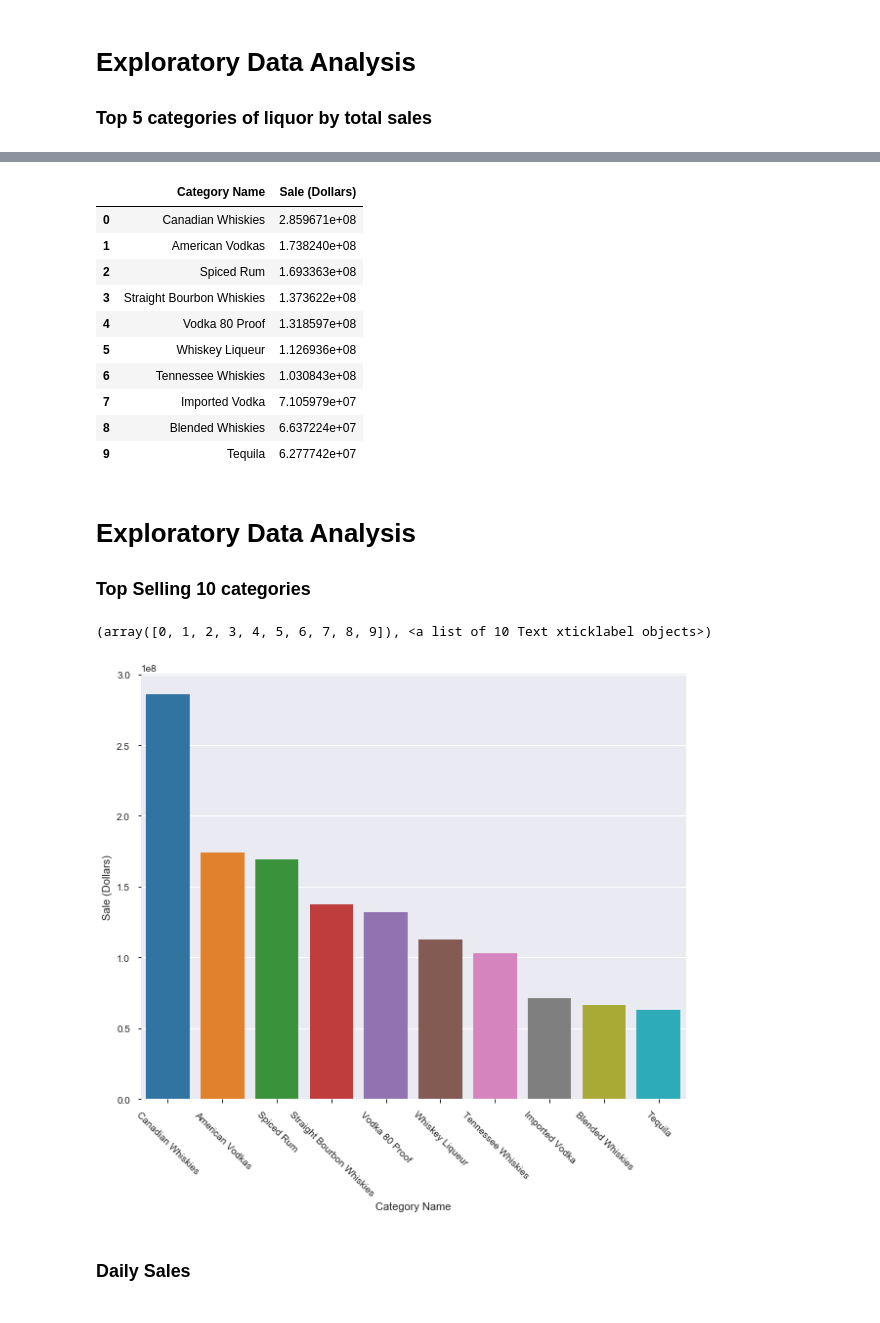
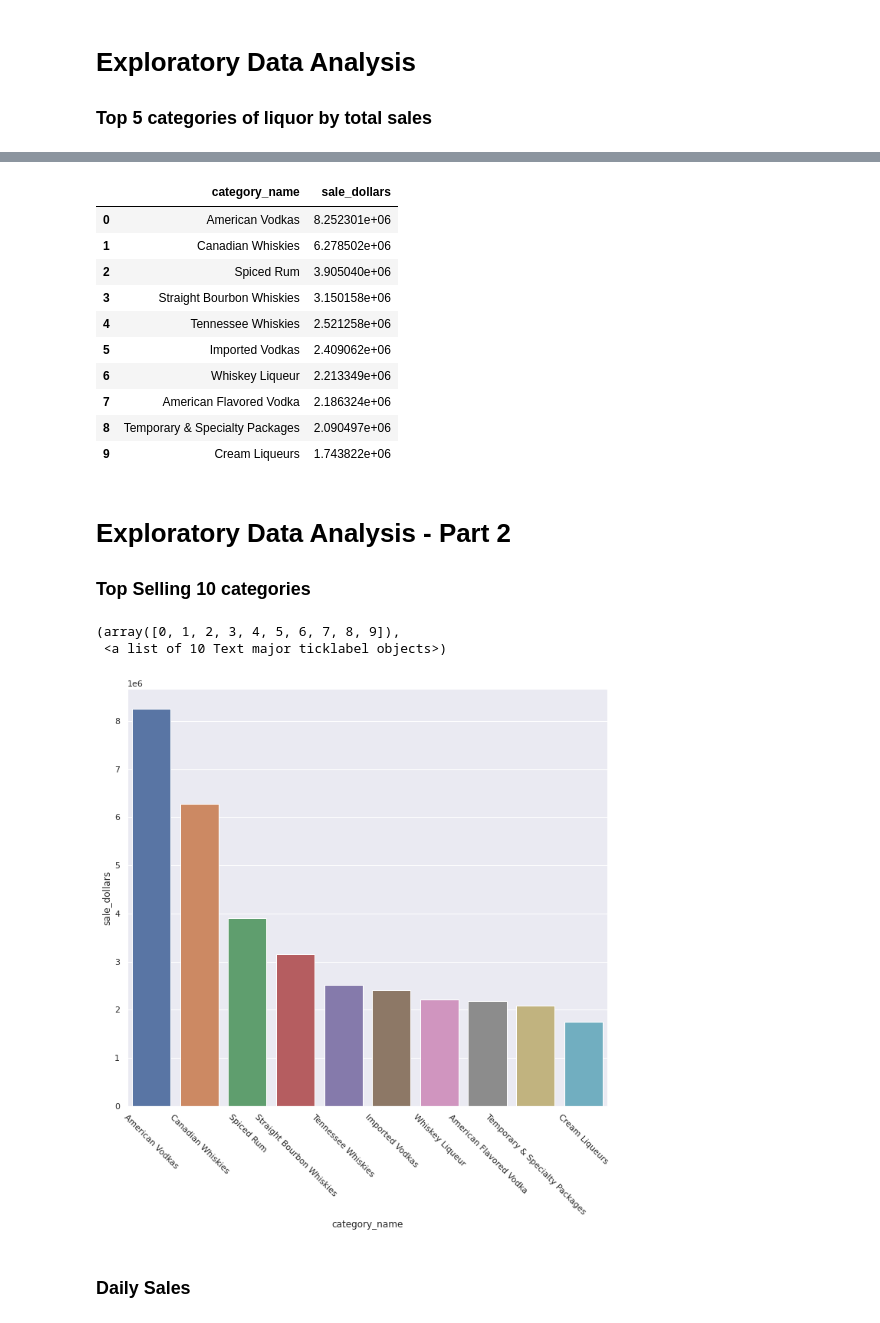
Before and after one commit to hamzafarooq/Time-Series, a Jupyter notebook: EDA_Iowa_Liquor_Sales.ipynb, the cells around one changed output, grey strips where cells are left out. Cells and saved outputs as stored; diff of their text form; code cells hidden in the pictures.

```diff
--- a/EDA_Iowa_Liquor_Sales.ipynb
+++ b/EDA_Iowa_Liquor_Sales.ipynb
@@ -55,0 +62,6 @@ liquor_sales=liquor_sales_orignial
+# %%
+import pandas as pd
+
+url = 'https://drive.google.com/file/d/1MRLQ4si-wDXGwUuZDUYUXXz9qNMIaT8z/view?usp=sharing'
+path = 'https://drive.google.com/uc?export=download&id='+url.split('/')[-2]
+liquor_sales_orignial = pd.read_csv(path)
@@ -349,3 +310,5 @@ IFrame(src='/content/map11.html', width=900, height=600)
+# %%
+liquor_sales=wmt_stores_only
 # %%
 liquor_sales['category_name'] = liquor_sales['category_name'].str.lower().str.title()
 # %%
@@ -369,30 +332,33 @@ Top_categories.head()
 categories_sales = Top_categories.head(10)
 categories_sales
 # %% [output]
-|  | Category Name | Sale (Dollars) |
-| 0 | Canadian Whiskies | 2.859671e+08 |
-| 1 | American Vodkas | 1.738240e+08 |
-| 2 | Spiced Rum | 1.693363e+08 |
-| 3 | Straight Bourbon Whiskies | 1.373622e+08 |
-| 4 | Vodka 80 Proof | 1.318597e+08 |
-| 5 | Whiskey Liqueur | 1.126936e+08 |
-| 6 | Tennessee Whiskies | 1.030843e+08 |
-| 7 | Imported Vodka | 7.105979e+07 |
-| 8 | Blended Whiskies | 6.637224e+07 |
-| 9 | Tequila | 6.277742e+07 |
+|  | category_name | sale_dollars |
+| 0 | American Vodkas | 8.252301e+06 |
+| 1 | Canadian Whiskies | 6.278502e+06 |
+| 2 | Spiced Rum | 3.905040e+06 |
+| 3 | Straight Bourbon Whiskies | 3.150158e+06 |
+| 4 | Tennessee Whiskies | 2.521258e+06 |
+| 5 | Imported Vodkas | 2.409062e+06 |
+| 6 | Whiskey Liqueur | 2.213349e+06 |
+| 7 | American Flavored Vodka | 2.186324e+06 |
+| 8 | Temporary & Specialty Packages | 2.090497e+06 |
+| 9 | Cream Liqueurs | 1.743822e+06 |
 # %% [markdown]
-# Exploratory Data Analysis
+# Exploratory Data Analysis - Part 2
+
+
 ### Top Selling 10 categories
 # %%
 # bar chart for total sales for each category
-plt.figure(figsize=(10,8))
-sns.barplot(x= 'Category Name', y = 'Sale (Dollars)', data=categories_sales)
+plt.figure(figsize=(10,10))
+sns.barplot(x= 'category_name', y = 'sale_dollars', data=categories_sales)
 
 # Rotate x-labels
 plt.xticks(rotation=-45)
 # %% [output]
-(array([0, 1, 2, 3, 4, 5, 6, 7, 8, 9]), <a list of 10 Text xticklabel objects>)
+(array([0, 1, 2, 3, 4, 5, 6, 7, 8, 9]),
+ <a list of 10 Text major ticklabel objects>)
-[figure, old version]
+[figure, new version]
 # %% [markdown]
 ### Daily Sales
 # %%
```
Also changed, not shown: parts of 43 cells of this notebook.
